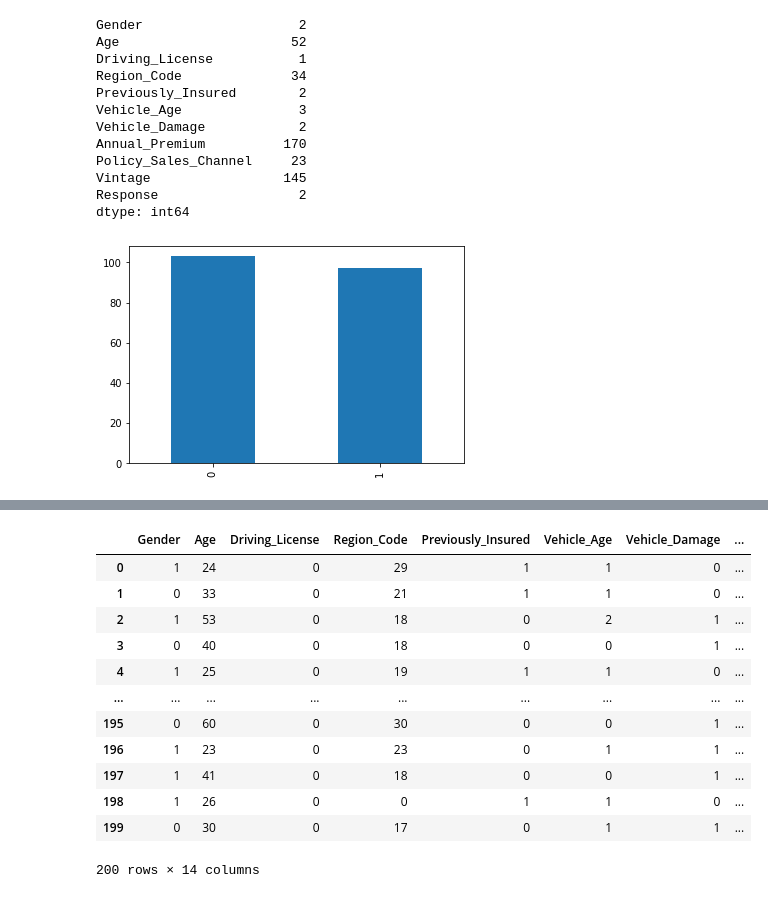
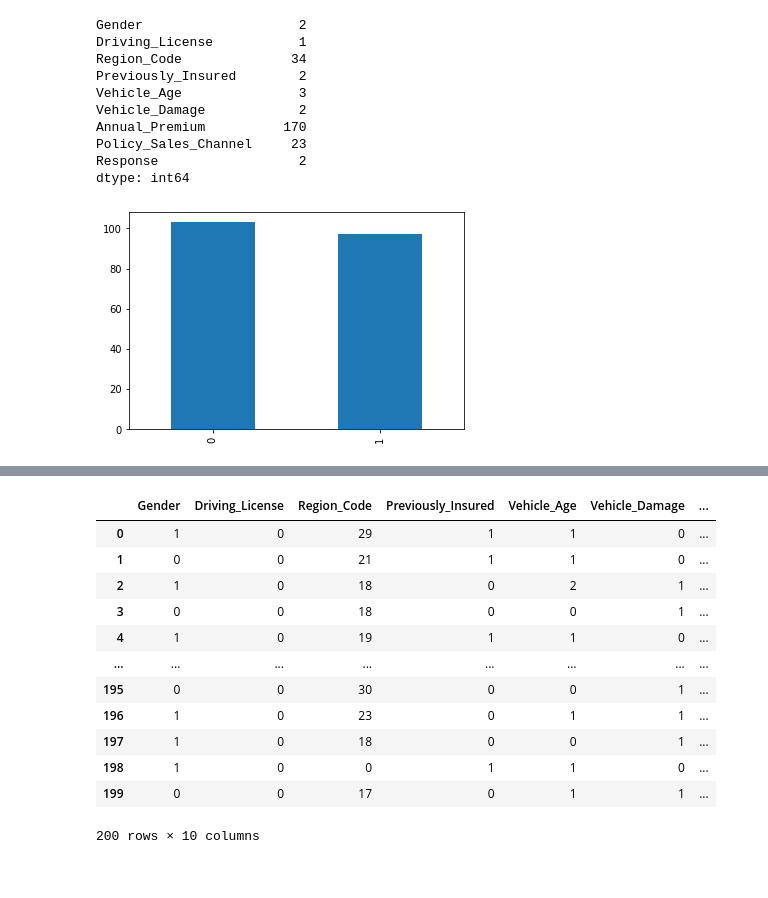
Before and after one commit to atf98/An-Efficient-Discretization-Algorithm-Using-Rough-Set-Theory, a Jupyter notebook: model.ipynb, the cells around one changed output, grey strips where cells are left out. Saved outputs shown, nothing was run; the diff lists cells and outputs as text; code cells hidden in the pictures.

```diff
--- a/model.ipynb
+++ b/model.ipynb
@@ -32,10 +32,10 @@ data = pd.read_csv('datasets/d1_bootstraped.csv')
 df = data.copy()
 df = df.sample(200, random_state=41) # 24
 df['Response'].value_counts().plot(kind='bar')
+df.drop(['Vintage', 'Age'], axis=1, inplace=True)
 df.nunique()
 # %% [output]
 Gender                    2
-Age                      52
 Driving_License           1
 Region_Code              34
 Previously_Insured        2
@@ -43,7 +43,6 @@ Vehicle_Age               3
 Vehicle_Damage            2
 Annual_Premium          170
 Policy_Sales_Channel     23
-Vintage                 145
 Response                  2
 dtype: int64
 [figure]
@@ -149,51 +148,44 @@ class DRST:
         self.data = x
         self.columns = self.data.columns
         self.continuous_columns = continous_columns if continous_columns else self._check_continuous()
-        self.discrete_columns = list(
-            set(self.columns).difference(self.continuous_columns))
+        self.discrete_columns = list(set(self.columns).difference(self.continuous_columns))
         self.discrete_columns.remove(self.decision_column_name)
-
         self.scaled_data = self._scaling_continuous()
         self.silhouette_scores = self._get_silhouette_score()
-        # print(self.silhouette_scores)
 
         # Intiate classification
-        self.data_after_INI = getattr(
-            self, '_%s_model' % natural_interval_model, lambda: self.NIM_message)()
+        self.data_after_INI = getattr(self, '_%s_model' % natural_interval_model, lambda: self.NIM_message)()
         print(self.data_after_INI.nunique())
-        self.data_after_INI.sort_values(['Annual_Premium']).to_csv(
-            '%s_model.csv' % natural_interval_model)
+        self.data_after_INI.sort_values(['Annual_Premium']).to_csv('%s_model.csv' % natural_interval_model)
         self.all_combinations = self.get_combinations()
-        # print(list(random.choice(self.all_combinations)))
 
         data = self.data.copy()  # local datavriable to save change in
         # data[self.continuous_columns] = self.data_after_INI.to_numpy()
         data = self._labeling_discrete(data)
-        self.data_after_INI.columns = map(
-            (lambda x: x + '_AFTER'), self.data_after_INI.columns)
+        self.data_after_INI.columns = map((lambda x: x + '_AFTER'), self.data_after_INI.columns)
         data = pd.concat([
             data.reset_index(drop=True),
             self.data_after_INI.reset_index(drop=True)
         ], axis=1)
 
-        self.rst = RST(
-            data,
-            continuous_columns=self.continuous_columns,
-            decision_column_name=self.decision_column_name,
-            include_continuous_col=True
-        )
-        age = pd.DataFrame({'Age': self.data.Age.to_list(),
-                           'AgeD': data.Age.to_list()})
-        print(age.sort_values(['AgeD', 'Age']))
-        # for continuous in self.continuous_columns:
-        #     for combination in self.all_combinations:
-        #         _combination = list(combination)
-        #         _combination.append(continuous)
 
-        #         lower, dependency = self.rst.get_dependency(
-        #             combination=list(_combination)
-        #             )
-        #         print(dependency)
+        for continuous_att in self.continuous_columns:
+            for combination in self.all_combinations:
+                _combination = list(combination)
+                _combination.append(continuous_att)
+                for value in range(0, self.silhouette_scores[continuous_att]):
+                    indices = data[data.Age_AFTER == value].index.tolist()
+                    self.rst = RST(
+                        data,
+                        continuous_columns=self.continuous_columns,
+                        decision_column_name=self.decision_column_name,
+                        include_continuous_col=True
+                    )
+
+                    lower, dependency = self.rst.get_dependency(
+                        combination=list(_combination)
+                        )
+                print(dependency)
         return data
 
     def _dbscan_model(self):
@@ -316,13 +308,13 @@ Wall time: 711 ms
-|  | Gender | Age | Driving_License | Region_Code | Previously_Insured | Vehicle_Age | Vehicle_Damage | ... |
-| 0 | 1 | 24 | 0 | 29 | 1 | 1 | 0 | ... |
-| 1 | 0 | 33 | 0 | 21 | 1 | 1 | 0 | ... |
-| 2 | 1 | 53 | 0 | 18 | 0 | 2 | 1 | ... |
-| 3 | 0 | 40 | 0 | 18 | 0 | 0 | 1 | ... |
-| 4 | 1 | 25 | 0 | 19 | 1 | 1 | 0 | ... |
-| ... | ... | ... | ... | ... | ... | ... | ... | ... |
-| 195 | 0 | 60 | 0 | 30 | 0 | 0 | 1 | ... |
-| 196 | 1 | 23 | 0 | 23 | 0 | 1 | 1 | ... |
-| 197 | 1 | 41 | 0 | 18 | 0 | 0 | 1 | ... |
-| 198 | 1 | 26 | 0 | 0 | 1 | 1 | 0 | ... |
-| 199 | 0 | 30 | 0 | 17 | 0 | 1 | 1 | ... |
+|  | Gender | Driving_License | Region_Code | Previously_Insured | Vehicle_Age | Vehicle_Damage | ... |
+| 0 | 1 | 0 | 29 | 1 | 1 | 0 | ... |
+| 1 | 0 | 0 | 21 | 1 | 1 | 0 | ... |
+| 2 | 1 | 0 | 18 | 0 | 2 | 1 | ... |
+| 3 | 0 | 0 | 18 | 0 | 0 | 1 | ... |
+| 4 | 1 | 0 | 19 | 1 | 1 | 0 | ... |
+| ... | ... | ... | ... | ... | ... | ... | ... |
+| 195 | 0 | 0 | 30 | 0 | 0 | 1 | ... |
+| 196 | 1 | 0 | 23 | 0 | 1 | 1 | ... |
+| 197 | 1 | 0 | 18 | 0 | 0 | 1 | ... |
+| 198 | 1 | 0 | 0 | 1 | 1 | 0 | ... |
+| 199 | 0 | 0 | 17 | 0 | 1 | 1 | ... |
-200 rows × 14 columns
+200 rows × 10 columns
```
Also changed, not shown: parts of 1 cell of this notebook, 5 other files.
